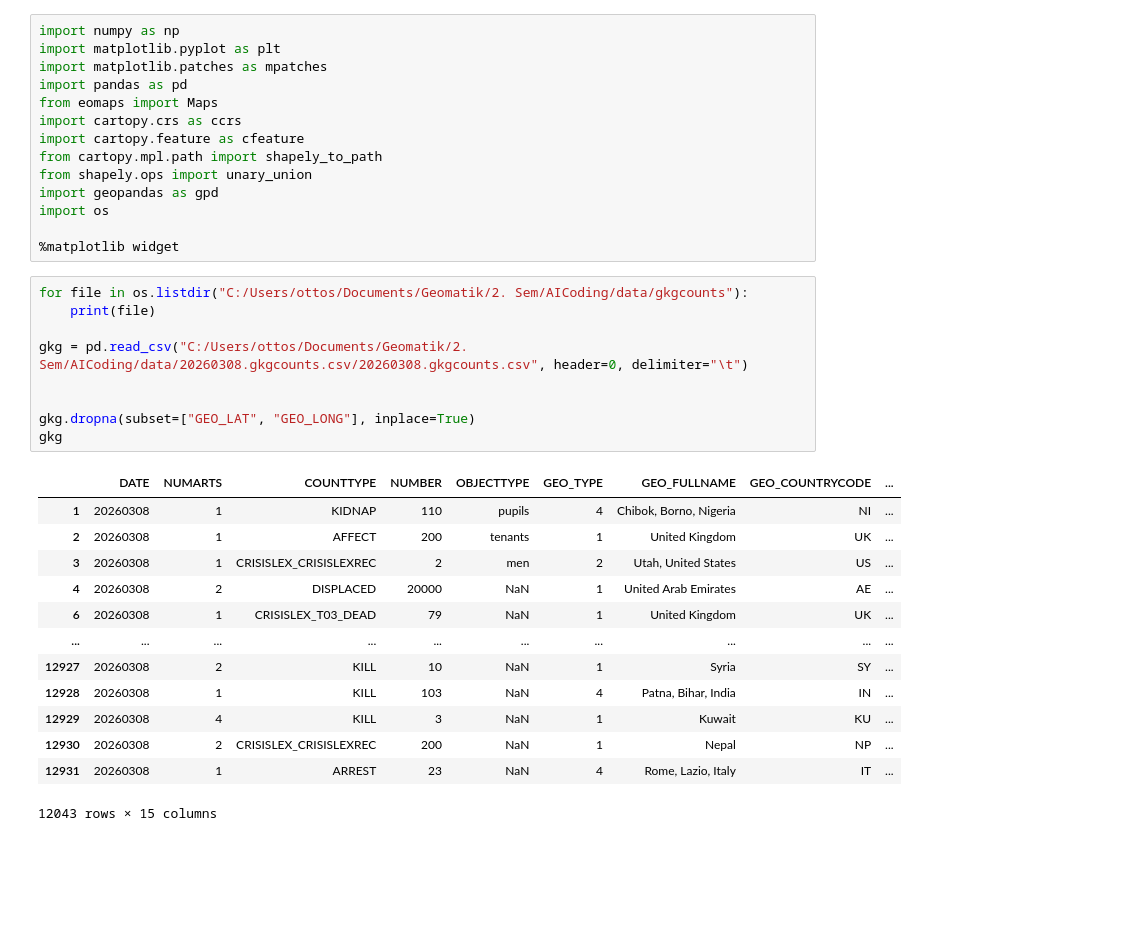
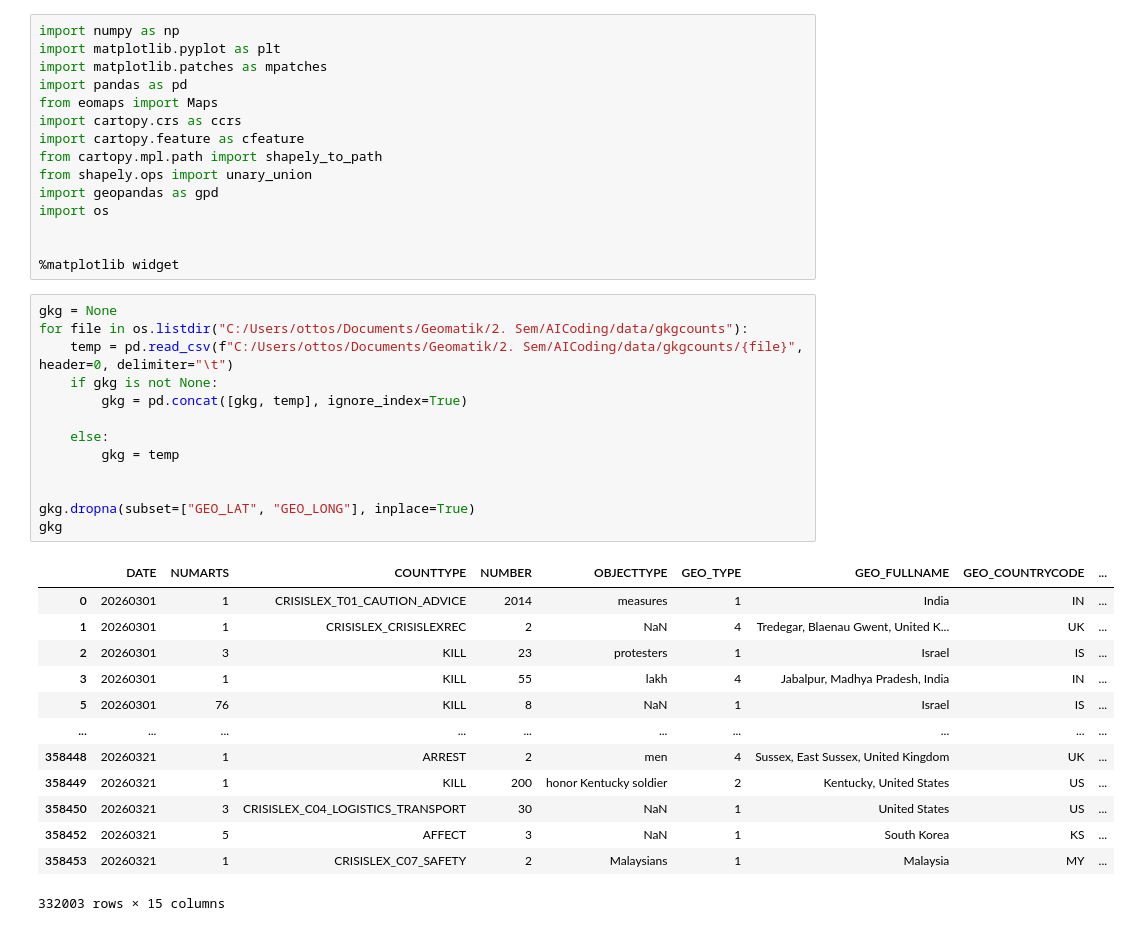
Before and after one commit to oscipal/AICoding, a Jupyter notebook: notebooks/visualizing.ipynb, the cells around one changed output. Saved outputs shown, nothing was run; the diff lists cells and outputs as text; blank space fills up the shorter version.

```diff
--- a/notebooks/visualizing.ipynb
+++ b/notebooks/visualizing.ipynb
@@ -11,30 +11,35 @@ from shapely.ops import unary_union
 import geopandas as gpd
 import os
 
+
 %matplotlib widget
 # %%
+gkg = None
 for file in os.listdir("C:/Users/ottos/Documents/Geomatik/2. Sem/AICoding/data/gkgcounts"):
-    print(file)
+    temp = pd.read_csv(f"C:/Users/ottos/Documents/Geomatik/2. Sem/AICoding/data/gkgcounts/{file}", header=0, delimiter="\t")
+    if gkg is not None:
+        gkg = pd.concat([gkg, temp], ignore_index=True)
 
-gkg = pd.read_csv("C:/Users/ottos/Documents/Geomatik/2. Sem/AICoding/data/20260308.gkgcounts.csv/20260308.gkgcounts.csv", header=0, delimiter="\t")
+    else:
+        gkg = temp
 
 
 gkg.dropna(subset=["GEO_LAT", "GEO_LONG"], inplace=True)
 gkg
 # %% [output]
 |  | DATE | NUMARTS | COUNTTYPE | NUMBER | OBJECTTYPE | GEO_TYPE | GEO_FULLNAME | GEO_COUNTRYCODE | ... |
-| 1 | 20260308 | 1 | KIDNAP | 110 | pupils | 4 | Chibok, Borno, Nigeria | NI | ... |
-| 2 | 20260308 | 1 | AFFECT | 200 | tenants | 1 | United Kingdom | UK | ... |
-| 3 | 20260308 | 1 | CRISISLEX_CRISISLEXREC | 2 | men | 2 | Utah, United States | US | ... |
-| 4 | 20260308 | 2 | DISPLACED | 20000 | NaN | 1 | United Arab Emirates | AE | ... |
-| 6 | 20260308 | 1 | CRISISLEX_T03_DEAD | 79 | NaN | 1 | United Kingdom | UK | ... |
+| 0 | 20260301 | 1 | CRISISLEX_T01_CAUTION_ADVICE | 2014 | measures | 1 | India | IN | ... |
+| 1 | 20260301 | 1 | CRISISLEX_CRISISLEXREC | 2 | NaN | 4 | Tredegar, Blaenau Gwent, United K... | UK | ... |
+| 2 | 20260301 | 3 | KILL | 23 | protesters | 1 | Israel | IS | ... |
+| 3 | 20260301 | 1 | KILL | 55 | lakh | 4 | Jabalpur, Madhya Pradesh, India | IN | ... |
+| 5 | 20260301 | 76 | KILL | 8 | NaN | 1 | Israel | IS | ... |
 | ... | ... | ... | ... | ... | ... | ... | ... | ... | ... |
-| 12927 | 20260308 | 2 | KILL | 10 | NaN | 1 | Syria | SY | ... |
-| 12928 | 20260308 | 1 | KILL | 103 | NaN | 4 | Patna, Bihar, India | IN | ... |
-| 12929 | 20260308 | 4 | KILL | 3 | NaN | 1 | Kuwait | KU | ... |
-| 12930 | 20260308 | 2 | CRISISLEX_CRISISLEXREC | 200 | NaN | 1 | Nepal | NP | ... |
-| 12931 | 20260308 | 1 | ARREST | 23 | NaN | 4 | Rome, Lazio, Italy | IT | ... |
+| 358448 | 20260321 | 1 | ARREST | 2 | men | 4 | Sussex, East Sussex, United Kingdom | UK | ... |
+| 358449 | 20260321 | 1 | KILL | 200 | honor Kentucky soldier | 2 | Kentucky, United States | US | ... |
+| 358450 | 20260321 | 3 | CRISISLEX_C04_LOGISTICS_TRANSPORT | 30 | NaN | 1 | United States | US | ... |
+| 358452 | 20260321 | 5 | AFFECT | 3 | NaN | 1 | South Korea | KS | ... |
+| 358453 | 20260321 | 1 | CRISISLEX_C07_SAFETY | 2 | Malaysians | 1 | Malaysia | MY | ... |
-12043 rows × 15 columns
+332003 rows × 15 columns
 # %%
 extract = gkg[["NUMARTS", "GEO_LAT", "GEO_LONG"]]
 extract
```
Also changed, not shown: parts of 3 cells of this notebook, 3 other files.
